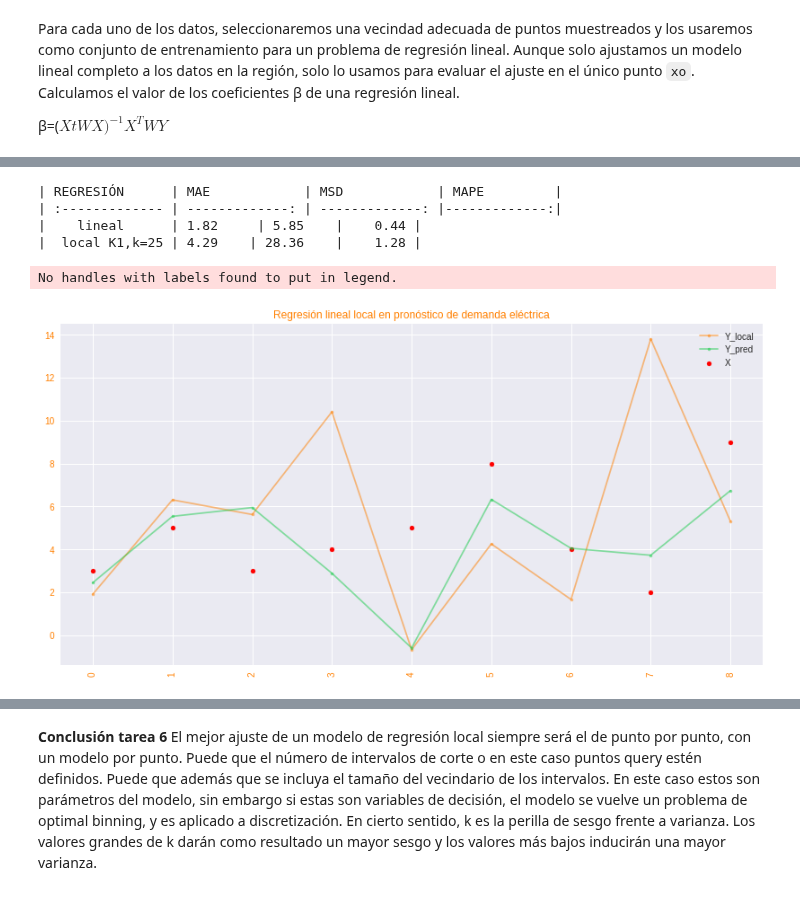
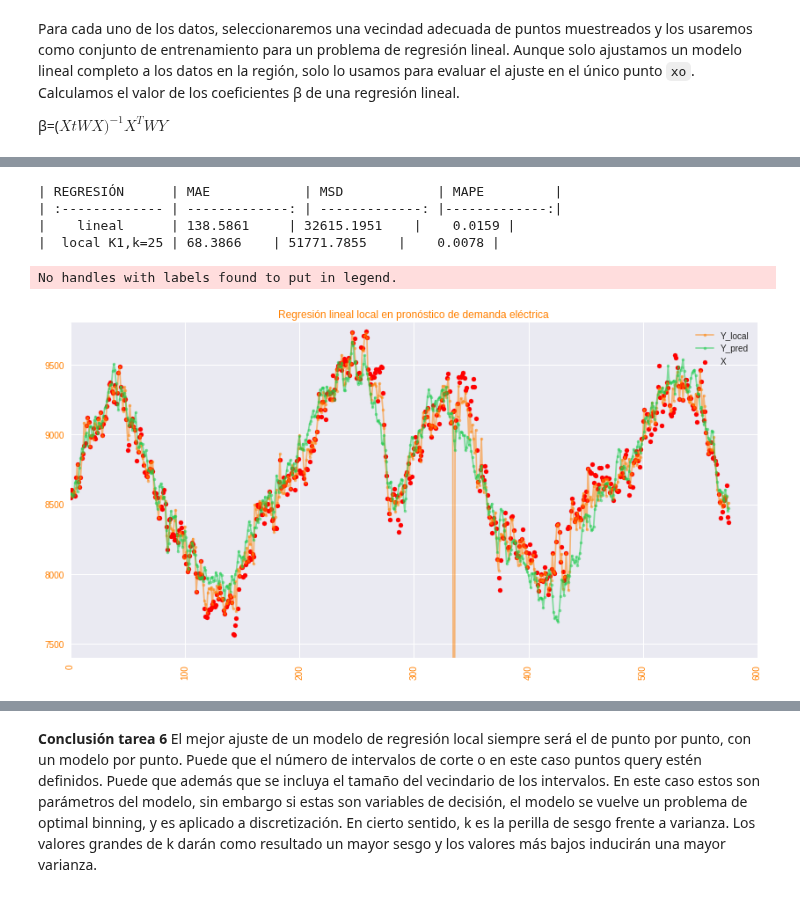
Before and after one commit to urieliram/statistical, a Jupyter notebook: Tarea6.ipynb, the cells around one changed output, grey strips where cells are left out. Cells and saved outputs as stored; diff of their text form; code cells hidden in the pictures.

```diff
--- a/Tarea6.ipynb
+++ b/Tarea6.ipynb
@@ -101,12 +95,13 @@ for i in range(X.shape[0]):
     Ygorro, beta = local_regression(X, W, xo)
     Y_pred.append(Ygorro.item(0))
 # %%
+k = 17 # Tamanio del vecindario #25 #50
+
 Y_local = []
-k = 4 # Tamanio del vecindario
 for i in range(X.shape[0]):
     xo = X[[i]]
     W = get_weight(xo, X, k)
-    W = get_weight_NN(xo, X, k)
-    print(W)
+    #W = get_weight_NN(xo, X, k)
+    #print(W)
     Ygorro, beta = local_regression(X, W, xo)
     Y_local.append(Ygorro.item(0))
@@ -137,6 +114,6 @@ mse_local = trunc(mean_squared_error(Y,Y_local),2)
 # %%
-mape_pred  = trunc(mean_absolute_percentage_error(Y,Y_pred),2)
-mape_local = trunc(mean_absolute_percentage_error(Y,Y_local),2)
+mape_pred  = trunc(mean_absolute_percentage_error(Y,Y_pred),4)
+mape_local = trunc(mean_absolute_percentage_error(Y,Y_local),4)
 
 
 print('| REGRESIÓN      | MAE            | MSD            | MAPE         |')
@@ -146,38 +123,38 @@ print('|  local K1,k=25 |',str(mae_local),'   |',str(mse_local),'   |   ',str(ma
 # %% [output]
 | REGRESIÓN      | MAE            | MSD            | MAPE         |
 | :------------- | -------------: | -------------: |-------------:|
-|    lineal      | 1.82     | 5.85    |    0.44 |
-|  local K1,k=25 | 4.29    | 28.36    |    1.28 |
+|    lineal      | 138.5861     | 32615.1951    |    0.0159 |
+|  local K1,k=25 | 68.3866    | 51771.7855    |    0.0078 |
 # %%
 fig  = plt.figure(figsize=(14,7))
 axes = fig.add_subplot(1, 1, 1)
 #plt.style.use("seaborn-poster")
 axes.legend()
 CYAN = '#76ced6' ; LILA = '#777bd4'; VERDE='#17cb49'; LETRASNARA ='#ff8000'; AZUL='#168fff';
 mytitle = plt.title('Regresión lineal local en pronóstico de demanda eléctrica') # get the title property handler #plt.getp(title_obj)
 plt.setp(mytitle,    color=LETRASNARA)                                        #set the color of title to red
 axes.xaxis.label.set_color(LETRASNARA)
 axes.yaxis.label.set_color(LETRASNARA)
 axes.tick_params(   colors=LETRASNARA, which='both')
 
 #axes.plot ( Y      , '.-'  , color = 'red'        , label = 'Y'  ,alpha=1/2)
 axes.plot  ( Y_local, '.-'  , color = LETRASNARA   , label = 'Y_local'  ,alpha=1/2)
 axes.plot  ( Y_pred , '.-'  , color = VERDE , label = 'Y_pred'  ,alpha=1/2)
 #axes.plot ( xspline[3], yspline[3] , '.-'  , color = VEDE   , label = 'orden=4'  ,alpha=1/2)
 #axes.plot ( xspline[4], yspline[4] , '.-'  , color = AZUL   , label = 'orden=5'  ,alpha=1/12)
 AUX = np.arange( len(Y) )
 plt.scatter( AUX,    Y,     s=25 ,  marker='o' , color = 'red'   , label = 'X'        ,alpha=1)
 #plt.scatter( dfx_miss, dfy_miss, marker='x',  s=170 ,  color = 'red' , label = 'perdidos' ,alpha=1)
 
-#plt.axis([-5,  150, 7400, 9800])
+plt.axis([0,  600, 7400, 9800])
 #plt.axis([150, 300, 7400, 9800])
 plt.legend()
 plt.xticks(rotation=90)
 plt.savefig('pronodemanda_t6_1.png', transparent=True)
 plt.show()
 # %% [output]
 No handles with labels found to put in legend.
-[figure, old version]
+[figure, new version]
 # %%
 def dibuja_hist(df,colour,name,Xlabel,Ylabel,title):
     plt.figure()
```
Also changed, not shown: parts of 9 cells of this notebook.
